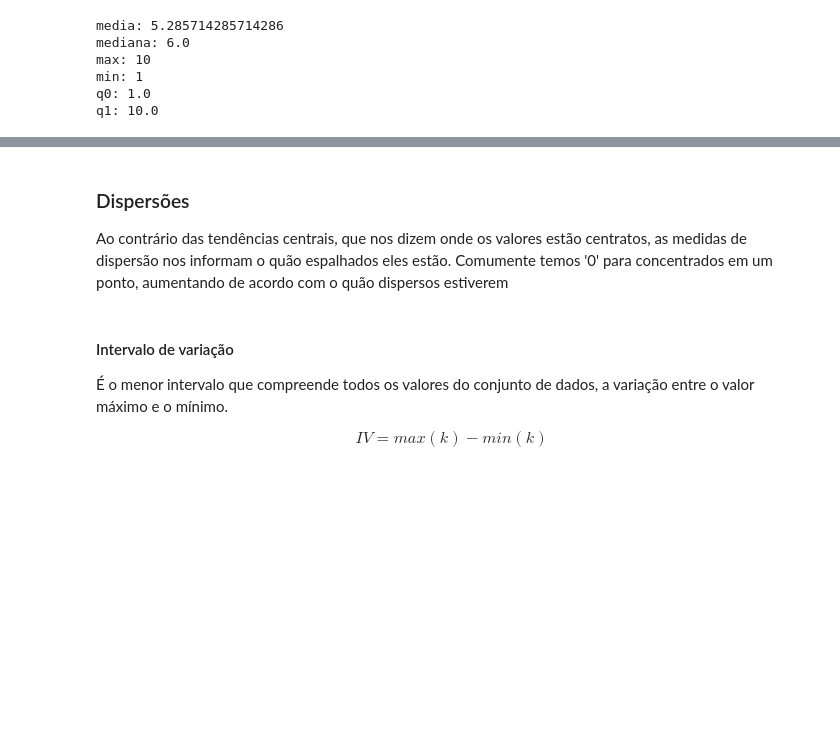
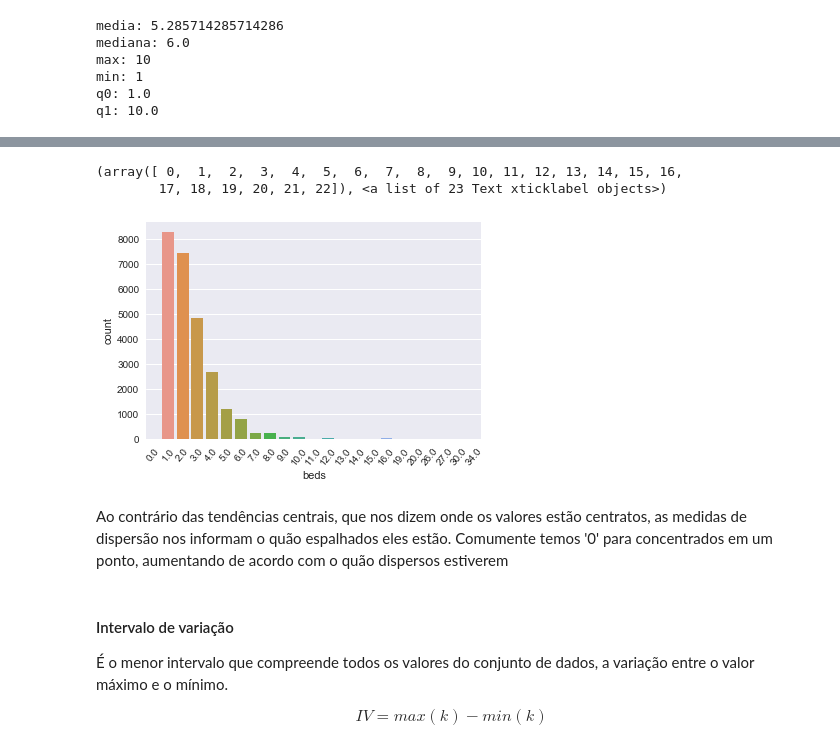
Before and after one commit to franciscodefaria/PythonBasico, a Jupyter notebook: Aula2/Aula2.ipynb, the cells around one changed output, grey strips where cells are left out. Cells and saved outputs as stored; diff of their text form; code cells hidden in the pictures; blank space fills up the shorter version.

```diff
--- a/Aula2/Aula2.ipynb
+++ b/Aula2/Aula2.ipynb
@@ -56,6 +80,11 @@ q1: 10.0
+# %%
+sns.countplot(x=df2.beds)
+plt.xticks(rotation=50)
+# %% [output]
+(array([ 0,  1,  2,  3,  4,  5,  6,  7,  8,  9, 10, 11, 12, 13, 14, 15, 16,
+        17, 18, 19, 20, 21, 22]), <a list of 23 Text xticklabel objects>)
+[figure, added]
 # %% [markdown]
-### Dispersões
-
 Ao contrário das tendências centrais, que nos dizem onde os valores estão centratos, as medidas de dispersão nos informam o quão espalhados eles estão. Comumente temos '0' para concentrados em um ponto, aumentando de acordo com o quão dispersos estiverem
 # %% [markdown]
 #### Intervalo de variação
```
Also changed, not shown: parts of 10 cells of this notebook.
